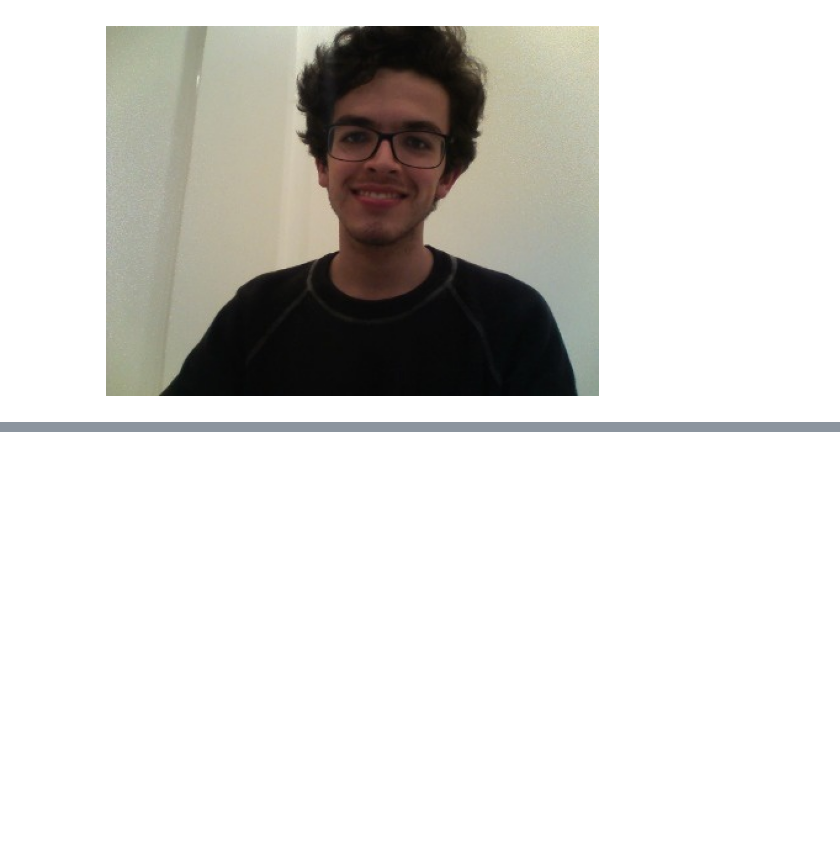
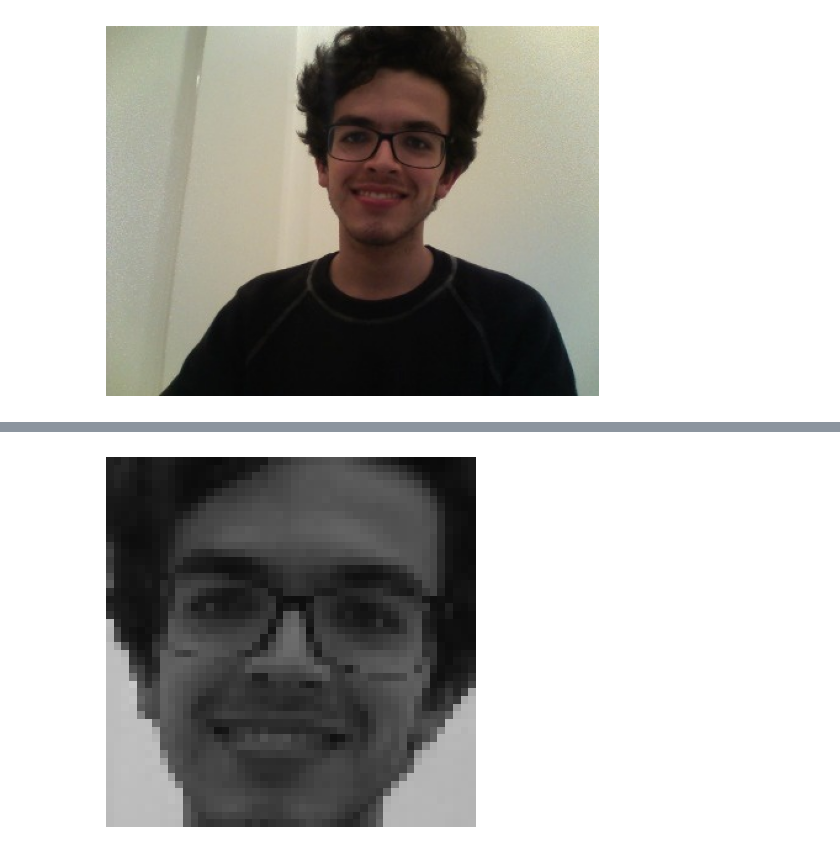
Before and after one commit to danielcasanova12/CNN_FER-Facial_Expression_Recognition, a Jupyter notebook: fer.ipynb, the cells around one changed output, grey strips where cells are left out. Saved outputs shown, nothing was run; the diff lists cells and outputs as text; code cells hidden in the pictures; blank space fills up the shorter version.

```diff
--- a/fer.ipynb
+++ b/fer.ipynb
@@ -100,5 +133,7 @@ roi
 # %%
 roi = cv2.resize(roi, (48, 48))
-cv2_imshow(roi)
+show_image_with_matplotlib(roi)
+# %% [output]
+[figure, added]
 # %%
 roi.dtype
```
Also changed, not shown: parts of 27 cells of this notebook, 1 other file.
